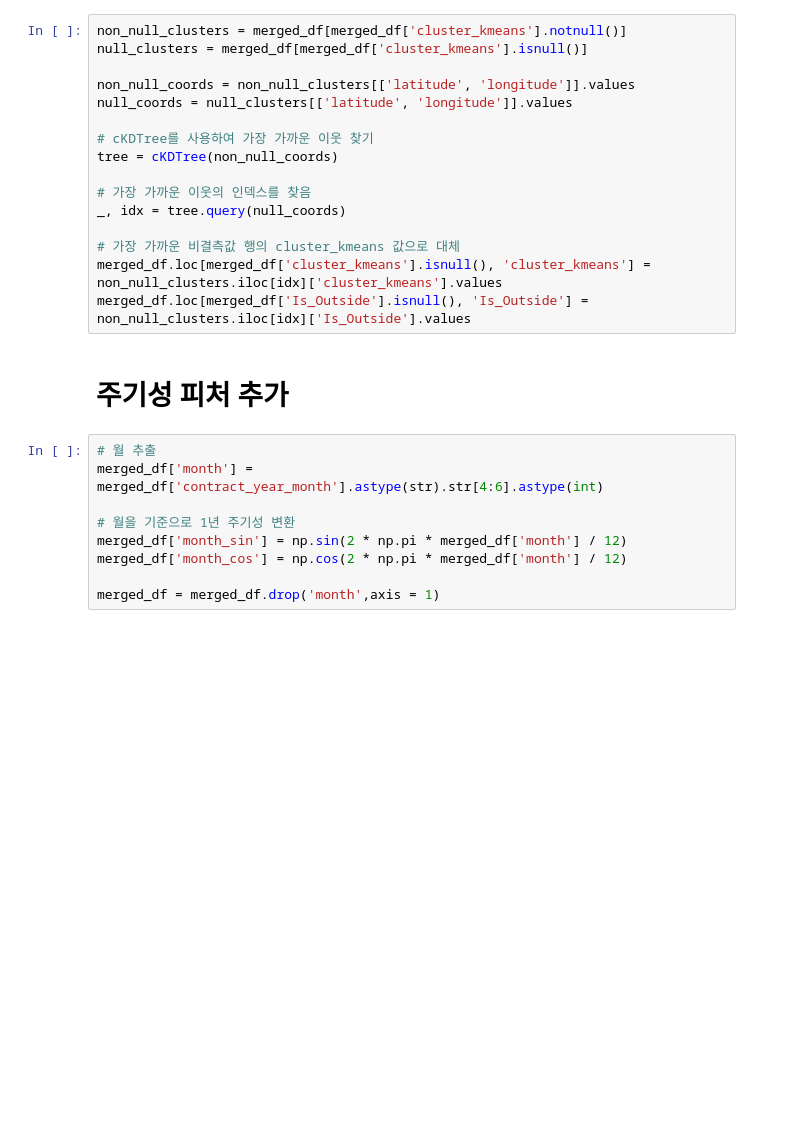
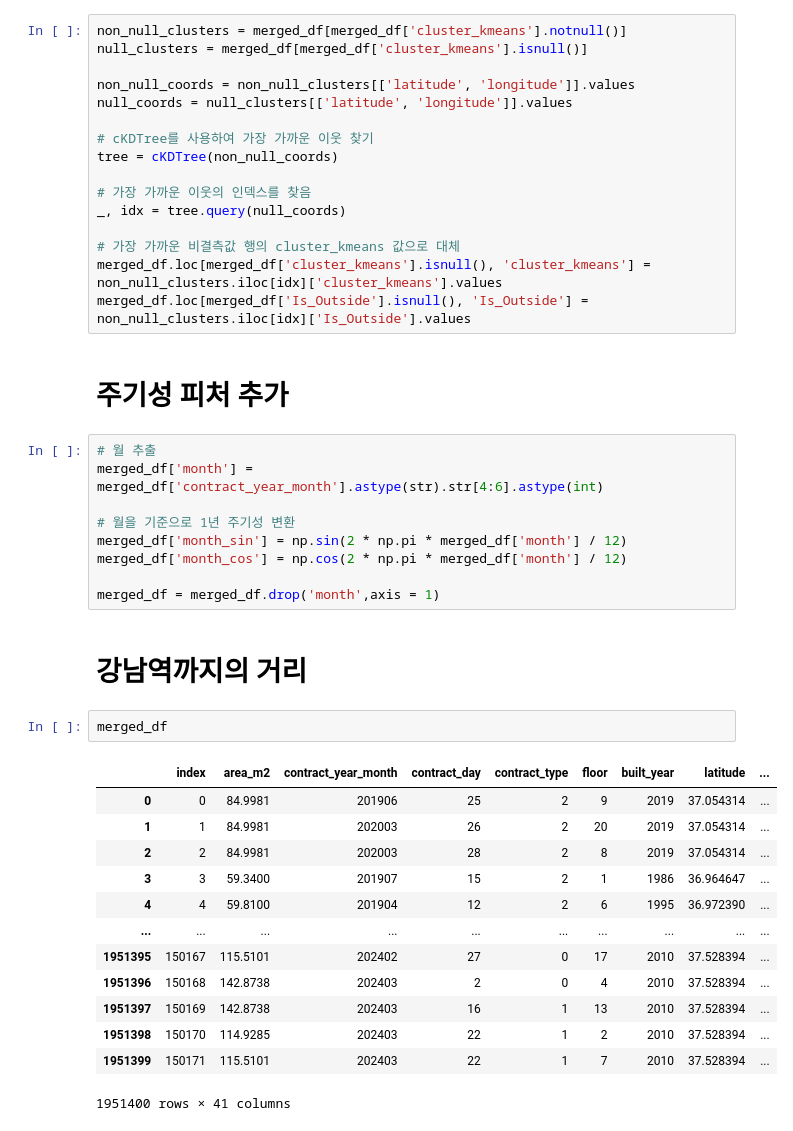
Before and after one commit to boostcampaitech7/level2-competitiveds-recsys-02, a Jupyter notebook: merge_data.ipynb, the cells around one changed output. Drawn from its saved outputs; the diff is of its cells as text; blank space fills up the shorter version.

```diff
--- a/merge_data.ipynb
+++ b/merge_data.ipynb
@@ -368,3 +373,21 @@ merged_df['month_sin'] = np.sin(2 * np.pi * merged_df['month'] / 12)
 merged_df['month_cos'] = np.cos(2 * np.pi * merged_df['month'] / 12)
 
 merged_df = merged_df.drop('month',axis = 1)
+# %% [markdown]
+# 강남역까지의 거리
+# %%
+merged_df
+# %% [output]
+|  | index | area_m2 | contract_year_month | contract_day | contract_type | floor | built_year | latitude | ... |
+| 0 | 0 | 84.9981 | 201906 | 25 | 2 | 9 | 2019 | 37.054314 | ... |
+| 1 | 1 | 84.9981 | 202003 | 26 | 2 | 20 | 2019 | 37.054314 | ... |
+| 2 | 2 | 84.9981 | 202003 | 28 | 2 | 8 | 2019 | 37.054314 | ... |
+| 3 | 3 | 59.3400 | 201907 | 15 | 2 | 1 | 1986 | 36.964647 | ... |
+| 4 | 4 | 59.8100 | 201904 | 12 | 2 | 6 | 1995 | 36.972390 | ... |
+| ... | ... | ... | ... | ... | ... | ... | ... | ... | ... |
+| 1951395 | 150167 | 115.5101 | 202402 | 27 | 0 | 17 | 2010 | 37.528394 | ... |
+| 1951396 | 150168 | 142.8738 | 202403 | 2 | 0 | 4 | 2010 | 37.528394 | ... |
+| 1951397 | 150169 | 142.8738 | 202403 | 16 | 1 | 13 | 2010 | 37.528394 | ... |
+| 1951398 | 150170 | 114.9285 | 202403 | 22 | 1 | 2 | 2010 | 37.528394 | ... |
+| 1951399 | 150171 | 115.5101 | 202403 | 22 | 1 | 7 | 2010 | 37.528394 | ... |
+1951400 rows × 41 columns
```
Also changed, not shown: parts of 17 cells of this notebook.
